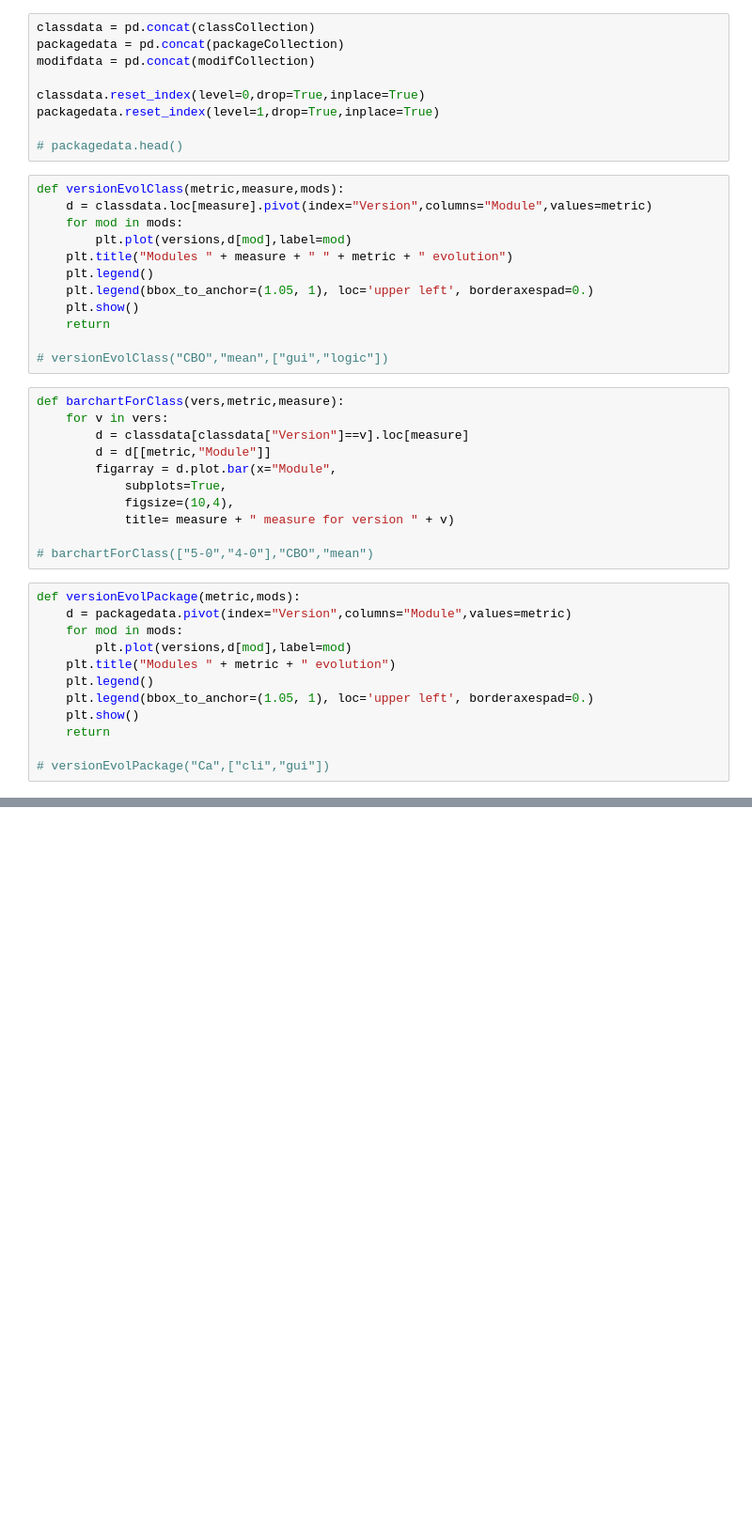
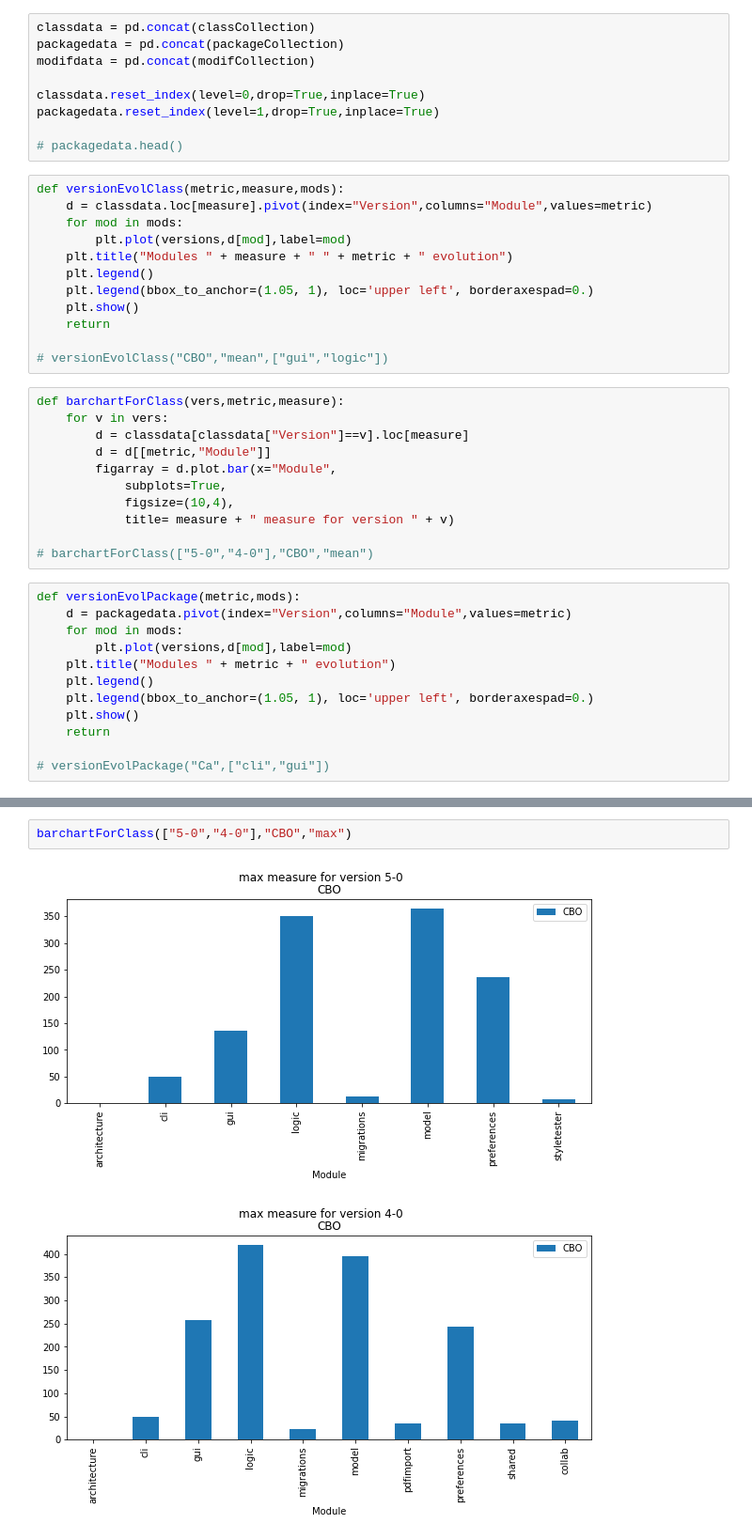
Before and after one commit to Inkaru/metricsAnalysis, a Jupyter notebook: metricsAnalysis.ipynb, the cells around one changed output, grey strips where cells are left out. Shown at 94% size. Cells and saved outputs as stored; diff of their text form; blank space fills up the shorter version.

```diff
--- a/metricsAnalysis.ipynb
+++ b/metricsAnalysis.ipynb
@@ -113,0 +137,5 @@ def barchartForPackage(vers,metric):
+# %%
+barchartForClass(["5-0","4-0"],"CBO","max")
+# %% [output]
+[figure, added]
+[figure, added]
```
Also changed, not shown: parts of 5 cells of this notebook.
